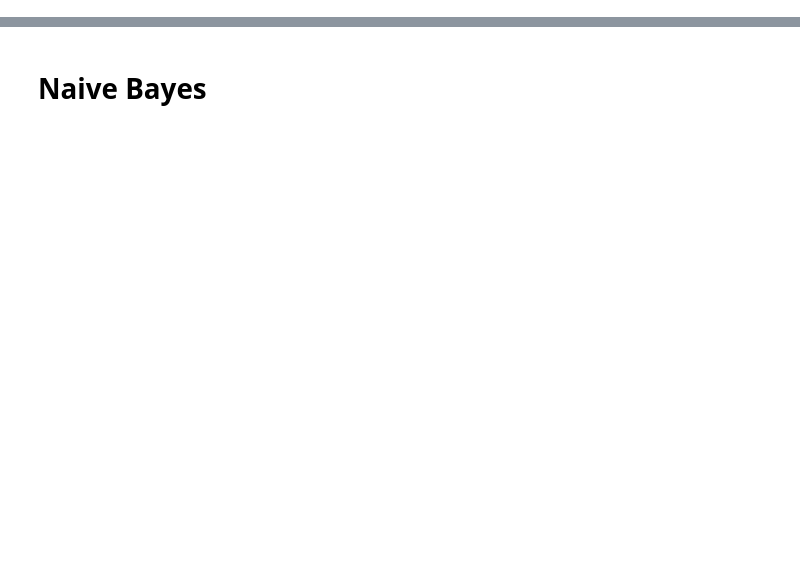
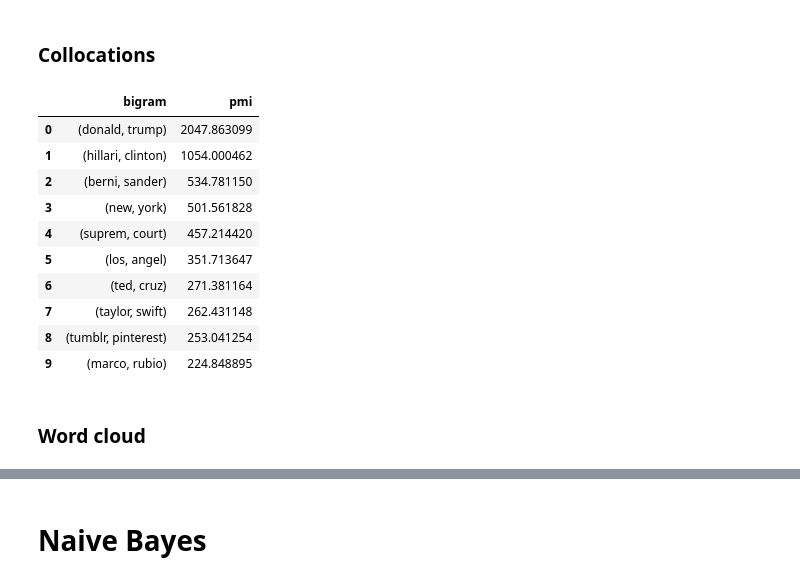
Before and after one commit to LetteraUnica/HuffPost-analysis, a Jupyter notebook: final-project/news_analysis.ipynb, the cells around one changed output, grey strips where cells are left out. Cells and saved outputs as stored; diff of their text form; code cells hidden in the pictures; blank space fills up the shorter version.

```diff
--- a/final-project/news_analysis.ipynb
+++ b/final-project/news_analysis.ipynb
@@ -22,0 +54,2 @@ data = pd.read_json("data/News_Category_Dataset_v2.json", lines=True)
+# %%
+documents, labels = data["full_text"].to_numpy(), data["category"].to_numpy()
@@ -22,0 +58,21 @@ data = pd.read_json("data/News_Category_Dataset_v2.json", lines=True)
+# %%
+cleaner = DocumentCleaner()
+cleaned_documents = cleaner.clean(documents)
+cleaned_documents = remove_short_words(cleaned_documents, min_length=2)
+# %% [markdown]
+### Collocations
+# %%
+collocations = find_collocations(cleaned_documents)
+collocations.head(10)
+# %% [output]
+|  | bigram | pmi |
+| 0 | (donald, trump) | 2047.863099 |
+| 1 | (hillari, clinton) | 1054.000462 |
+| 2 | (berni, sander) | 534.781150 |
+| 3 | (new, york) | 501.561828 |
+| 4 | (suprem, court) | 457.214420 |
+| 5 | (los, angel) | 351.713647 |
+| 6 | (ted, cruz) | 271.381164 |
+| 7 | (taylor, swift) | 262.431148 |
+| 8 | (tumblr, pinterest) | 253.041254 |
+| 9 | (marco, rubio) | 224.848895 |
@@ -22,0 +85,2 @@ data = pd.read_json("data/News_Category_Dataset_v2.json", lines=True)
+# %% [markdown]
+### Word cloud
```
Also changed, not shown: parts of 49 cells of this notebook, 5 other files.
